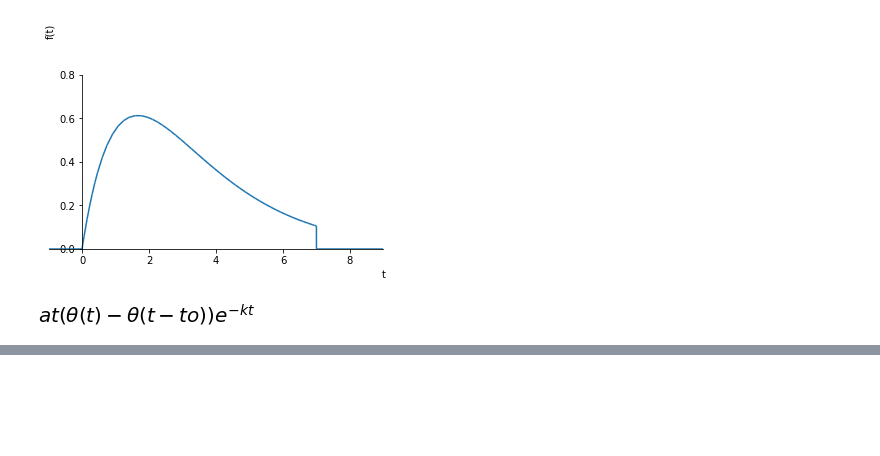
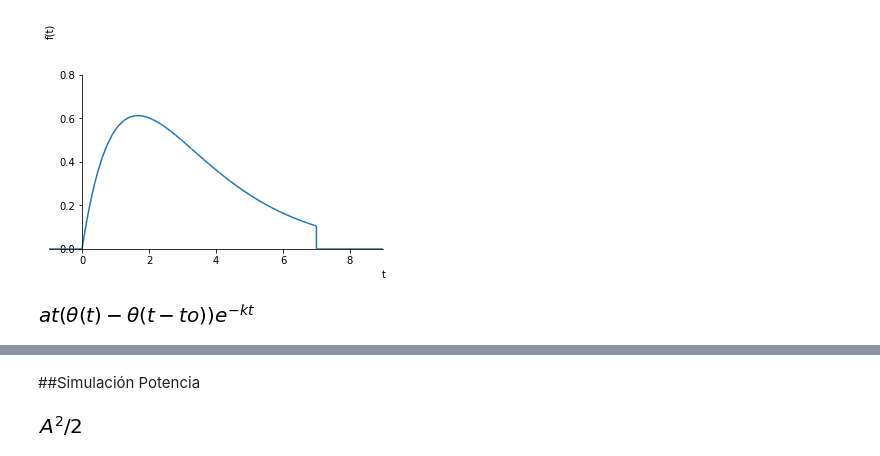
Before and after one commit to aguaranguay/se-ales, a Jupyter notebook: Taller1.ipynb, the cells around one changed output, grey strips where cells are left out. Drawn from its saved outputs; the diff is of its cells as text; code cells hidden in the pictures; blank space fills up the shorter version.

```diff
--- a/Taller1.ipynb
+++ b/Taller1.ipynb
@@ -456,0 +585,14 @@ The set_smart_bounds function was deprecated in Matplotlib 3.2 and will be remov
+# %% [markdown]
+##Simulación Potencia
+# %%
+import sympy as sp
+from sympy import init_printing
+init_printing()
+no, N = sp.symbols('no N', positive = True)
+A = sp.symbols('A', real = True)
+
+a= (A**2)*(1/(2*N+1))*(N-no+1)
+ai = sp.limit(a,N,sp.oo)
+ai
+# %% [output]
+[figure, added]
```
Also changed, not shown: parts of 23 cells of this notebook.
